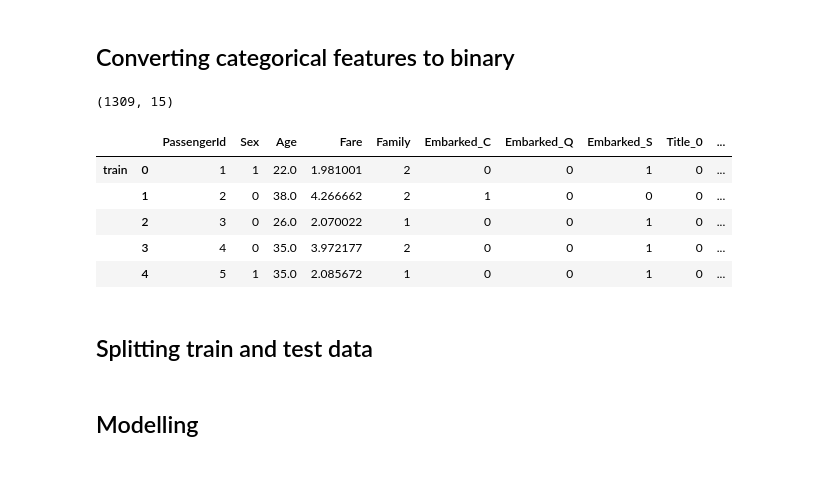
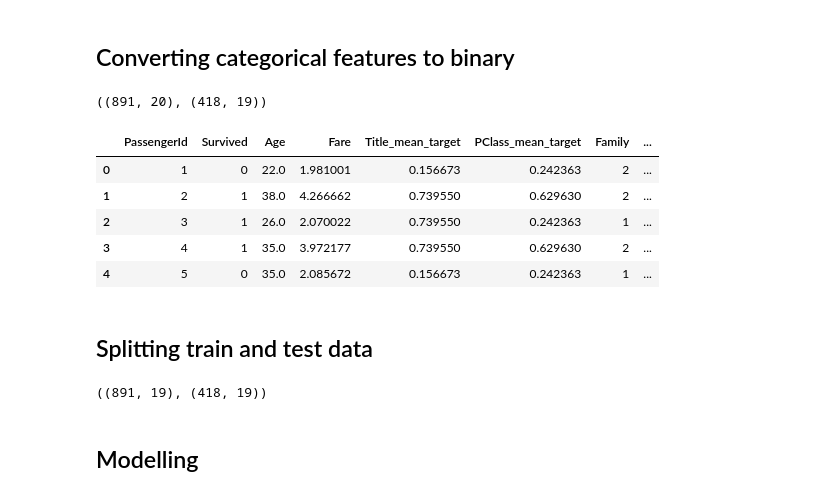
Before and after one commit to maviator/kaggle_titanic, a Jupyter notebook: Scripts/Titanic Classification Challenge.ipynb, the cells around one changed output. Saved outputs shown, nothing was run; the diff lists cells and outputs as text; code cells hidden in the pictures.

```diff
--- a/Scripts/Titanic Classification Challenge.ipynb
+++ b/Scripts/Titanic Classification Challenge.ipynb
@@ -247,0 +281,11 @@ features.describe()
+# %%
+train['Family'] = train['SibSp'] + train['Parch'] + 1
+test['Family'] = test['SibSp'] + test['Parch'] + 1
+
+train.pop('SibSp')
+test.pop('SibSp')
+
+train.pop('Parch')
+test.pop('Parch')
+
+train.shape, test.shape
@@ -247,0 +296,5 @@ features.describe()
+# %%
+means = train.groupby('Embarked').Survived.mean()
+# %%
+train['Embarked_mean_target'] = train['Embarked'].map(means)
+test['Embarked_mean_target'] = test['Embarked'].map(means)
@@ -249,21 +311,25 @@ features.describe()
 ## Converting categorical features to binary
 # %%
 # Getting Dummies from all other categorical vars
-for col in features.dtypes[features.dtypes == 'object'].index:
-    for_dummy = features.pop(col)
-    features = pd.concat([features, pd.get_dummies(for_dummy, prefix=col)], axis=1)
+for col in train.dtypes[train.dtypes == 'object'].index:
+    for_dummy = train.pop(col)
+    train = pd.concat([train, pd.get_dummies(for_dummy, prefix=col)], axis=1)
+
+for col in test.dtypes[test.dtypes == 'object'].index:
+    for_dummy = test.pop(col)
+    test = pd.concat([test, pd.get_dummies(for_dummy, prefix=col)], axis=1)
-# %%
-features.shape
-# %% [output]
-(1309, 15)
+# %%
+train.shape, test.shape
+# %% [output]
+((891, 20), (418, 19))
 # %%
-features.head()
+train.head()
 # %% [output]
-|  |  | PassengerId | Sex | Age | Fare | Family | Embarked_C | Embarked_Q | Embarked_S | Title_0 | ... |
-| train | 0 | 1 | 1 | 22.0 | 1.981001 | 2 | 0 | 0 | 1 | 0 | ... |
-|  | 1 | 2 | 0 | 38.0 | 4.266662 | 2 | 1 | 0 | 0 | 0 | ... |
-|  | 2 | 3 | 0 | 26.0 | 2.070022 | 1 | 0 | 0 | 1 | 0 | ... |
-|  | 3 | 4 | 0 | 35.0 | 3.972177 | 2 | 0 | 0 | 1 | 0 | ... |
-|  | 4 | 5 | 1 | 35.0 | 2.085672 | 1 | 0 | 0 | 1 | 0 | ... |
+|  | PassengerId | Survived | Age | Fare | Title_mean_target | PClass_mean_target | Family | ... |
+| 0 | 1 | 0 | 22.0 | 1.981001 | 0.156673 | 0.242363 | 2 | ... |
+| 1 | 2 | 1 | 38.0 | 4.266662 | 0.739550 | 0.629630 | 2 | ... |
+| 2 | 3 | 1 | 26.0 | 2.070022 | 0.739550 | 0.242363 | 1 | ... |
+| 3 | 4 | 1 | 35.0 | 3.972177 | 0.739550 | 0.629630 | 2 | ... |
+| 4 | 5 | 0 | 35.0 | 2.085672 | 0.156673 | 0.242363 | 1 | ... |
 # %% [markdown]
 ## Splitting train and test data
@@ -274,3 +338,7 @@ test_features = features.loc['test'].drop('PassengerId', axis=1).select_dtypes(i
+# %%
+train.shape, test.shape
+# %% [output]
+((891, 19), (418, 19))
 # %% [markdown]
 ## Modelling
 # %% [markdown]
```
Also changed, not shown: parts of 49 cells of this notebook.
